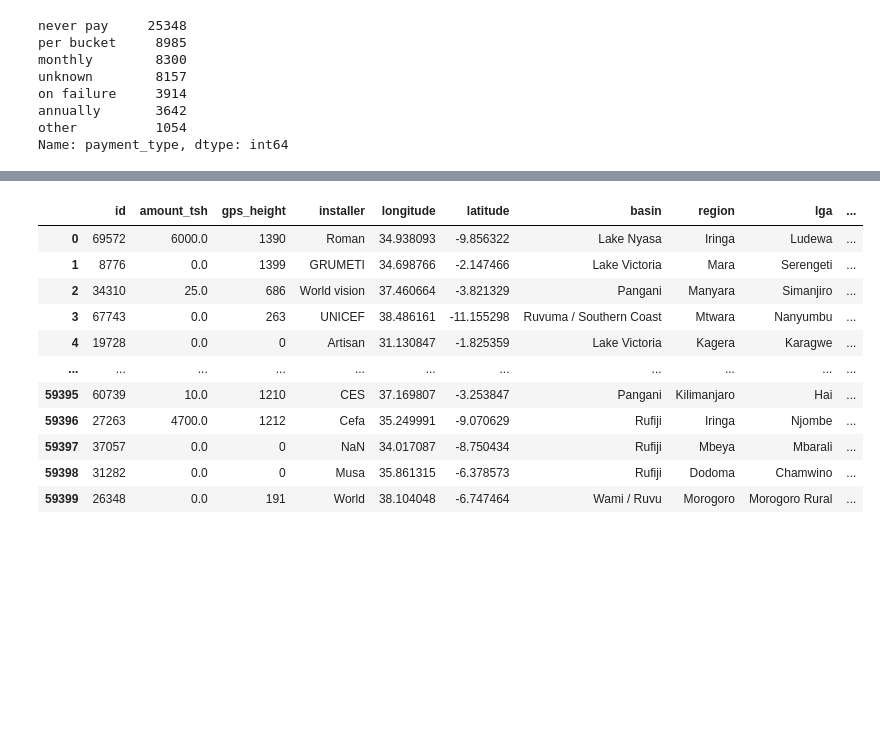
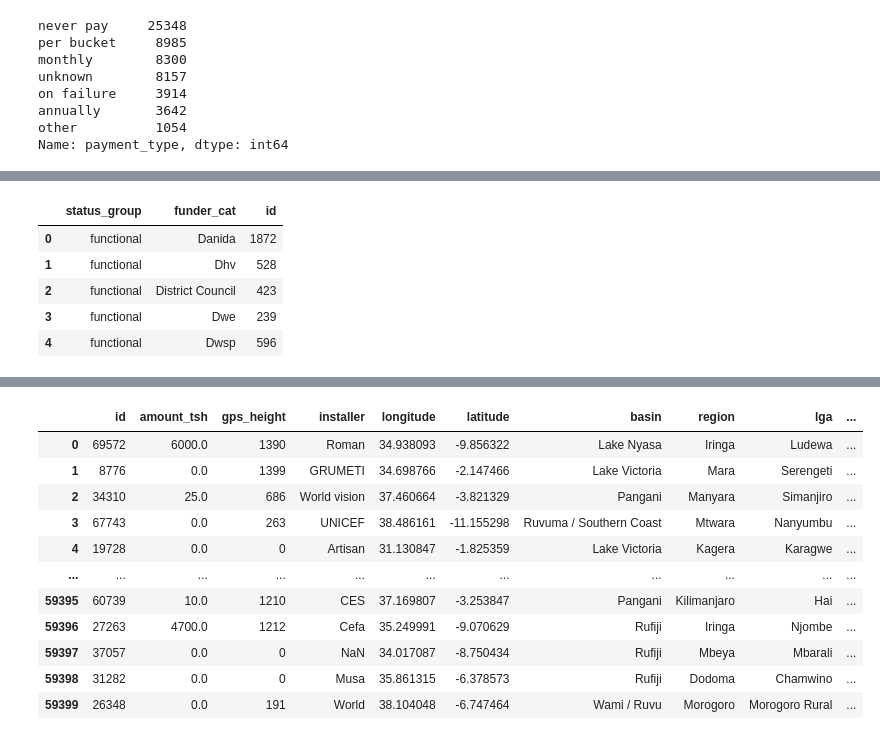
Before and after one commit to wasih790/Project_3_Tanzanian_Water_Wells, a Jupyter notebook: Data Wranging/Data Plotting EDA.ipynb, the cells around one changed output, grey strips where cells are left out. Cells and saved outputs as stored; diff of their text form; code cells hidden in the pictures; blank space fills up the shorter version.

```diff
--- a/Data Wranging/Data Plotting EDA.ipynb
+++ b/Data Wranging/Data Plotting EDA.ipynb
@@ -237,0 +244,3 @@ Name: payment_type, dtype: int64
+# %%
+df['funder'].fillna(value='Unknown',inplace=True)
+df['funder'].replace(to_replace = '0', value ='Unknown' , inplace=True)
@@ -237,0 +267,9 @@ Name: payment_type, dtype: int64
+# %%
+df['funder_cat'] = df['funder'] #creating new column
+
+c_fund = ['Danida','Unknown','Government Of Tanzania','Hesawa','Rwssp','World Bank','Kkkt', 'World Vision',
+         'Unicef','Tasaf','District Council', 'Dhv', 'Private Individual', 'Dwsp','Norad','Germany Republi',
+         'Tcrs','Ministry Of Water','Water','Dwe']
+
+
+df.loc[~df["funder_cat"].isin(c_fund), "funder_cat"] = "Others"
@@ -237,0 +296,10 @@ Name: payment_type, dtype: int64
+# %%
+fun = df.groupby(['status_group', 'funder_cat']).count()['id'].reset_index()
+fun.head()
+# %% [output]
+|  | status_group | funder_cat | id |
+| 0 | functional | Danida | 1872 |
+| 1 | functional | Dhv | 528 |
+| 2 | functional | District Council | 423 |
+| 3 | functional | Dwe | 239 |
+| 4 | functional | Dwsp | 596 |
```
Also changed, not shown: parts of 21 cells of this notebook.
